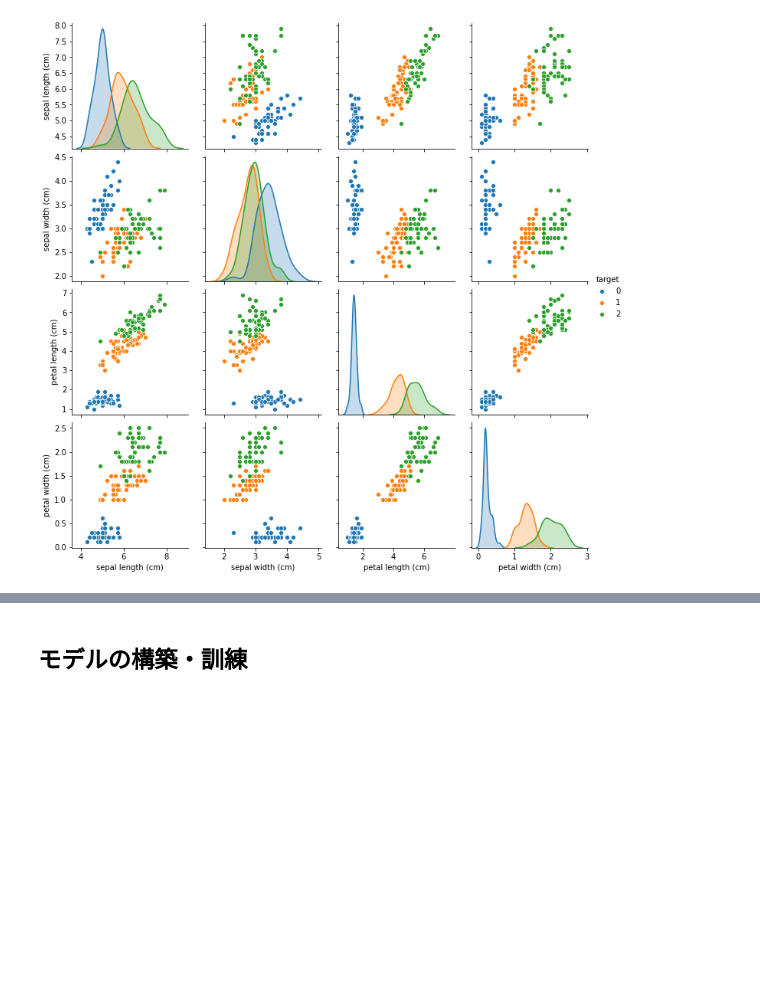
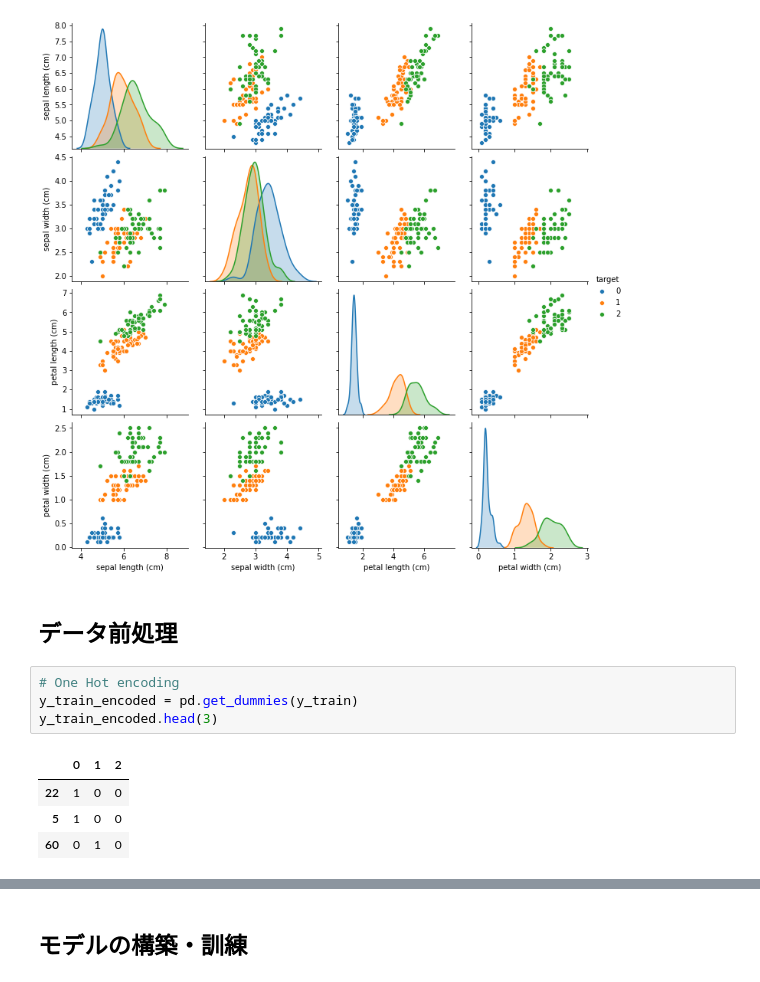
Before and after one commit to esakik/machine-learning-essentials, a Jupyter notebook: notebooks/algorithms/scratch/supervised/logistic_regression_multi_classification.ipynb, the cells around one changed output, grey strips where cells are left out. Cells and saved outputs as stored; diff of their text form; blank space fills up the shorter version.

```diff
--- a/src/algorithm/supervised/knn_multi_classification.ipynb
+++ b/notebooks/algorithms/scratch/supervised/logistic_regression_multi_classification.ipynb
@@ -54,3 +54,14 @@ sns.pairplot(df_concat, hue='target')
 # %% [output]
 <seaborn.axisgrid.PairGrid at 0x...>
 [figure]
+# %% [markdown]
+## データ前処理
+# %%
+# One Hot encoding
+y_train_encoded = pd.get_dummies(y_train)
+y_train_encoded.head(3)
+# %% [output]
+|  | 0 | 1 | 2 |
+| 22 | 1 | 0 | 0 |
+| 5 | 1 | 0 | 0 |
+| 60 | 0 | 1 | 0 |
```
Also changed, not shown: parts of 8 cells of this notebook, 27 other files.
